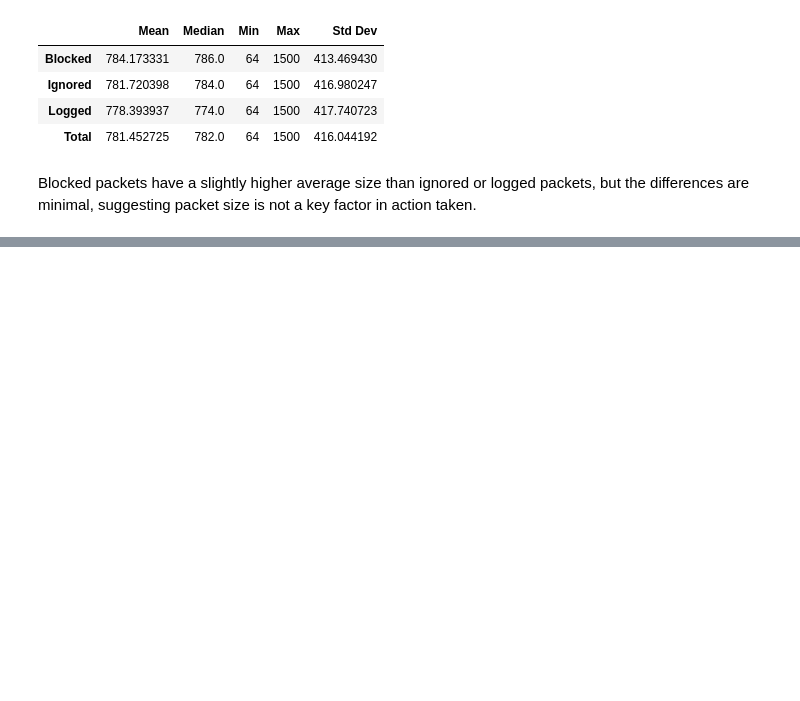
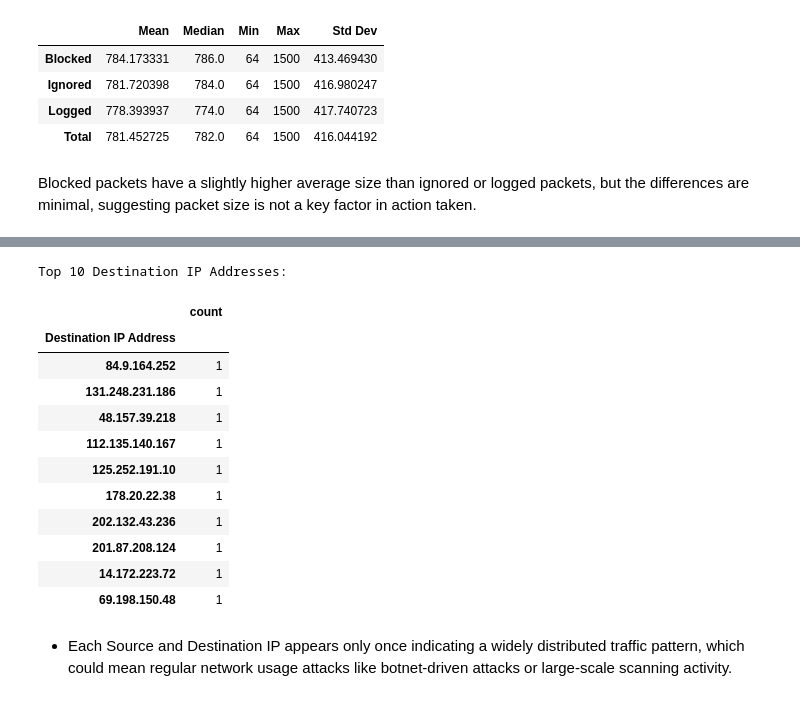
Before and after one commit to natfaria/cyberAttack, a Jupyter notebook: cyberattacks/notebooks/EDA.ipynb, the cells around one changed output, grey strips where cells are left out. Cells and saved outputs as stored; diff of their text form; code cells hidden in the pictures; blank space fills up the shorter version.

```diff
--- a/cyberattacks/notebooks/EDA.ipynb
+++ b/cyberattacks/notebooks/EDA.ipynb
@@ -357,0 +455,20 @@ Blocked packets have a slightly higher average size than ignored or logged packe
+# %%
+# Displaying results for IP Destination
+print(f"Top {ip_threshold} Destination IP Addresses:")
+display(top_dest_ips.to_frame())
+# %% [output]
+Top 10 Destination IP Addresses:
+|  | count |
+| Destination IP Address |  |
+| 84.9.164.252 | 1 |
+| 131.248.231.186 | 1 |
+| 48.157.39.218 | 1 |
+| 112.135.140.167 | 1 |
+| 125.252.191.10 | 1 |
+| 178.20.22.38 | 1 |
+| 202.132.43.236 | 1 |
+| 201.87.208.124 | 1 |
+| 14.172.223.72 | 1 |
+| 69.198.150.48 | 1 |
+# %% [markdown]
+- Each Source and Destination IP appears only once indicating a widely distributed traffic pattern, which could mean regular network usage attacks like botnet-driven attacks or large-scale scanning activity.
```
Also changed, not shown: parts of 13 cells of this notebook.
